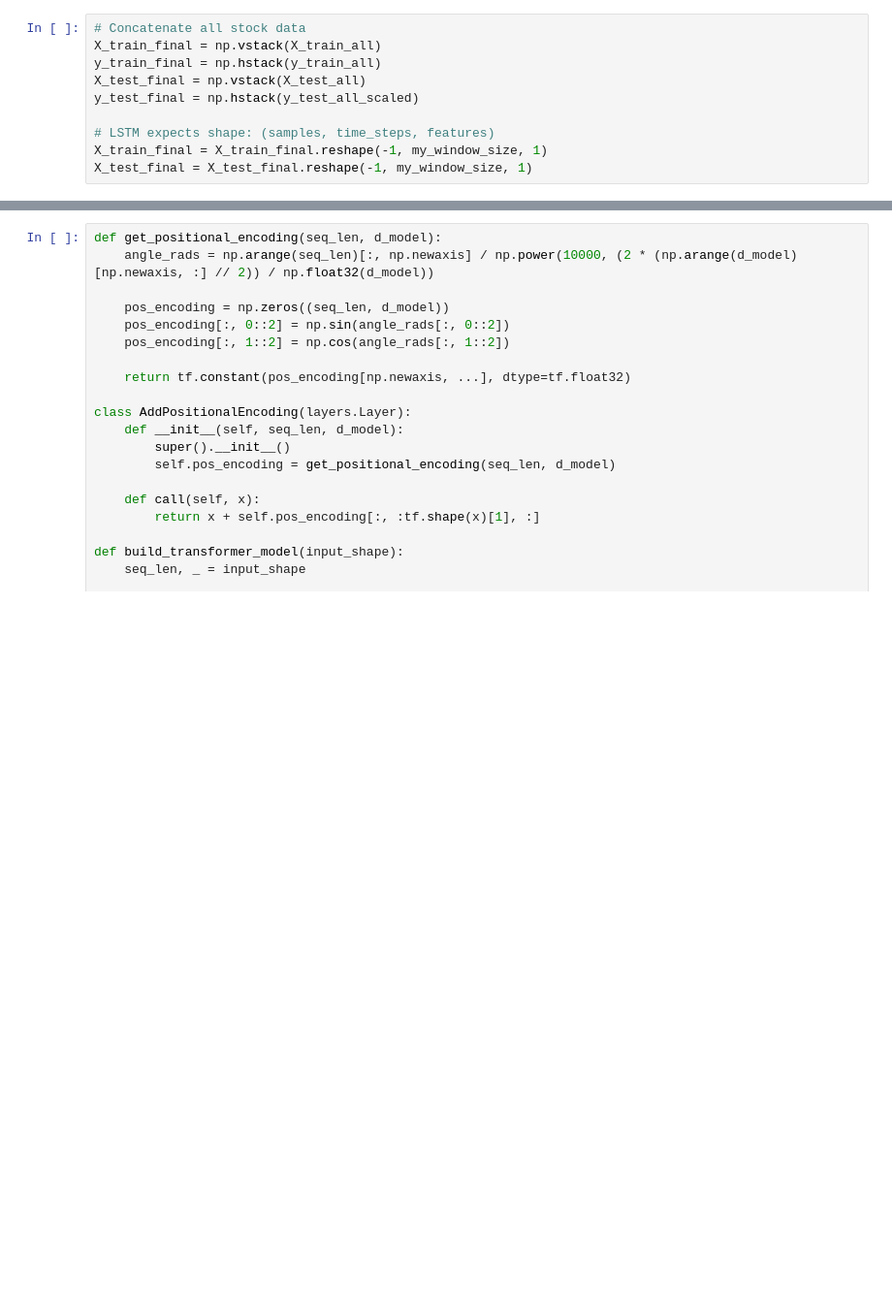
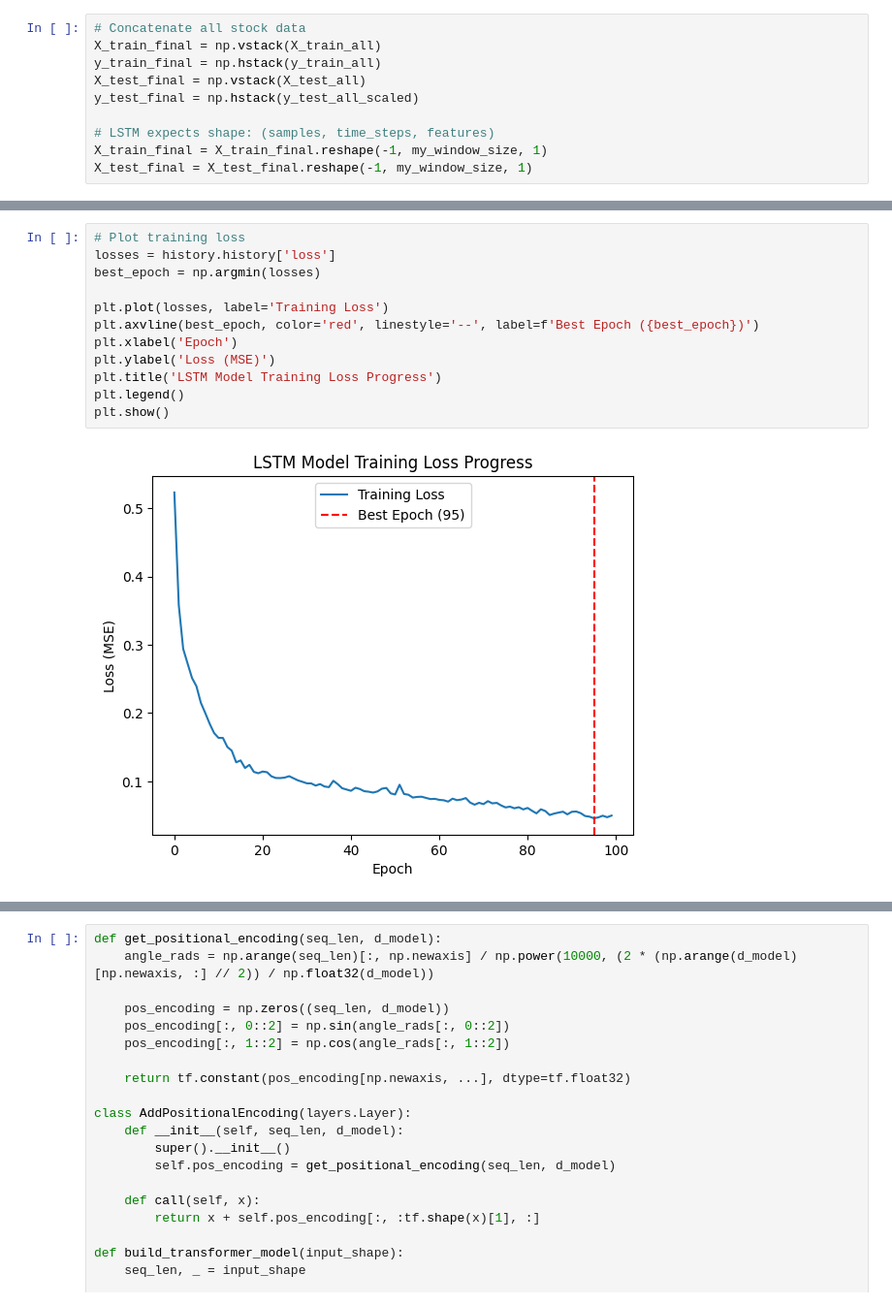
Before and after one commit to peterhgruber/ts-transform-matherika-internal, a Jupyter notebook: paper_replication/costa_et_al.ipynb, the cells around one changed output, grey strips where cells are left out. Shown: that part at 97% size. Drawn from its saved outputs; the diff is of its cells as text; blank space fills up the shorter version.

```diff
--- a/paper_replication/costa_et_al.ipynb
+++ b/paper_replication/costa_et_al.ipynb
@@ -454 +428,15 @@ Epoch 100/100
+# %%
+# Plot training loss
+losses = history.history['loss']
+best_epoch = np.argmin(losses)
+
+plt.plot(losses, label='Training Loss')
+plt.axvline(best_epoch, color='red', linestyle='--', label=f'Best Epoch ({best_epoch})')
+plt.xlabel('Epoch')
+plt.ylabel('Loss (MSE)')
+plt.title('LSTM Model Training Loss Progress')
+plt.legend()
+plt.show()
+# %% [output]
+[figure, added]
 # %%
```
Also changed, not shown: parts of 22 cells of this notebook, 1 other file.
